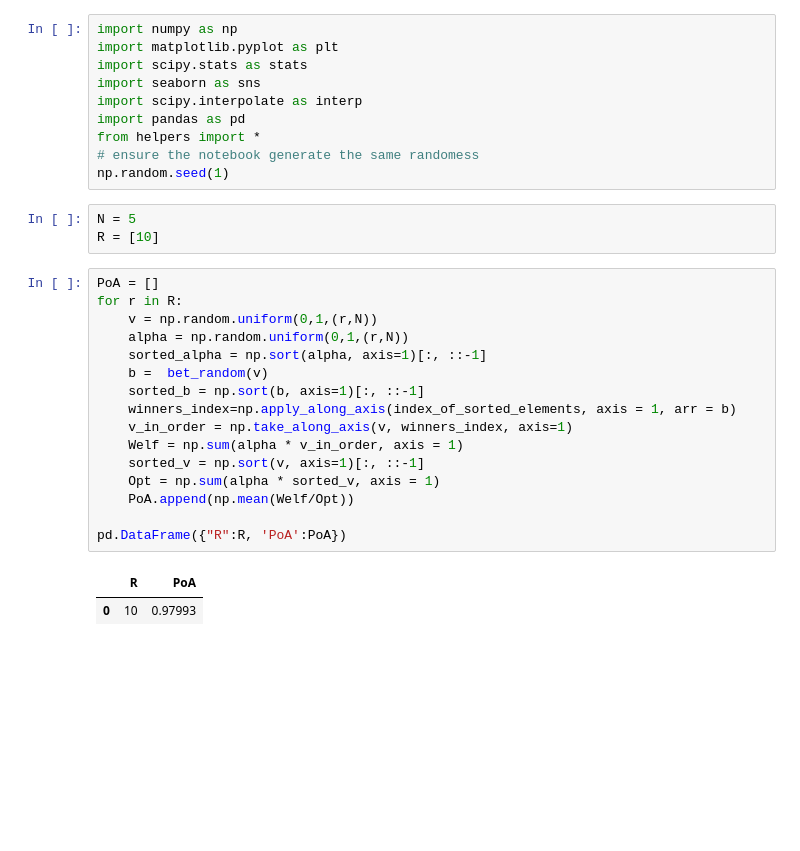
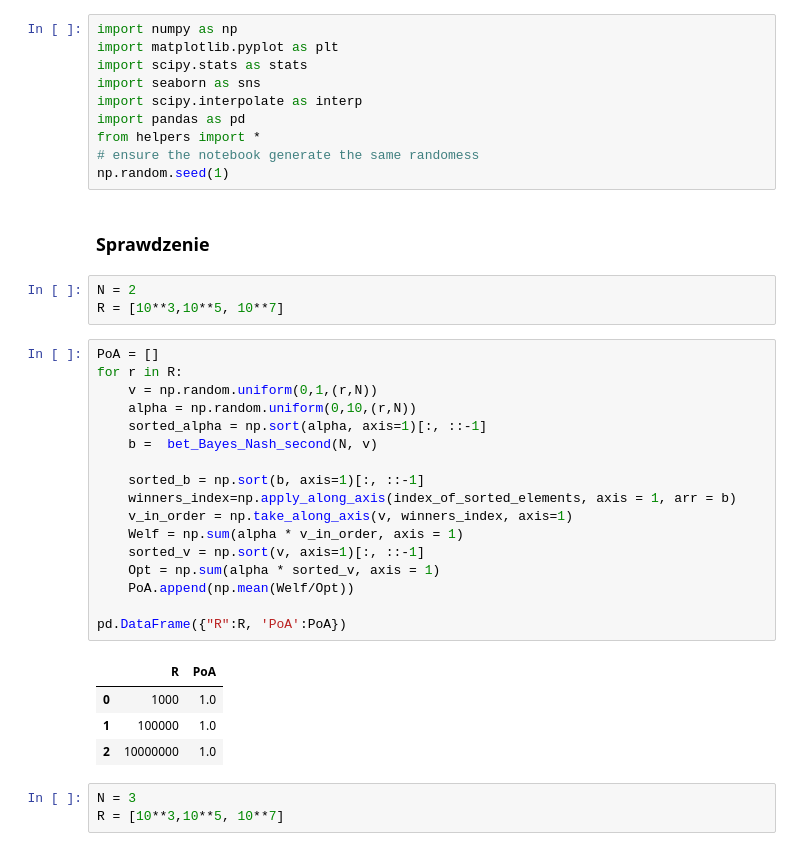
Before and after one commit to mlwnavis/PriceOfAnarchyAuctions, a Jupyter notebook: Second-price.ipynb, the cells around one changed output. Saved outputs shown, nothing was run; the diff lists cells and outputs as text; blank space fills up the shorter version.

```diff
--- a/Second-price.ipynb
+++ b/Second-price.ipynb
@@ -8,25 +8,33 @@ import pandas as pd
 from helpers import *
 # ensure the notebook generate the same randomess
 np.random.seed(1)
+# %% [markdown]
+### Sprawdzenie
 # %%
-N = 5
-R = [10]
+N = 2
+R = [10**3,10**5, 10**7]
 # %%
 PoA = []
 for r in R:
     v = np.random.uniform(0,1,(r,N))
-    alpha = np.random.uniform(0,1,(r,N))
+    alpha = np.random.uniform(0,10,(r,N))
     sorted_alpha = np.sort(alpha, axis=1)[:, ::-1]
-    b =  bet_random(v)
+    b =  bet_Bayes_Nash_second(N, v)
+
     sorted_b = np.sort(b, axis=1)[:, ::-1]
     winners_index=np.apply_along_axis(index_of_sorted_elements, axis = 1, arr = b)
     v_in_order = np.take_along_axis(v, winners_index, axis=1)
     Welf = np.sum(alpha * v_in_order, axis = 1)
     sorted_v = np.sort(v, axis=1)[:, ::-1]
     Opt = np.sum(alpha * sorted_v, axis = 1)
     PoA.append(np.mean(Welf/Opt))
 
 pd.DataFrame({"R":R, 'PoA':PoA})
 # %% [output]
 |  | R | PoA |
-| 0 | 10 | 0.97993 |
+| 0 | 1000 | 1.0 |
+| 1 | 100000 | 1.0 |
+| 2 | 10000000 | 1.0 |
+# %%
+N = 3
+R = [10**3,10**5, 10**7]
```
Also changed, not shown: parts of 11 cells of this notebook, 5 other files.
